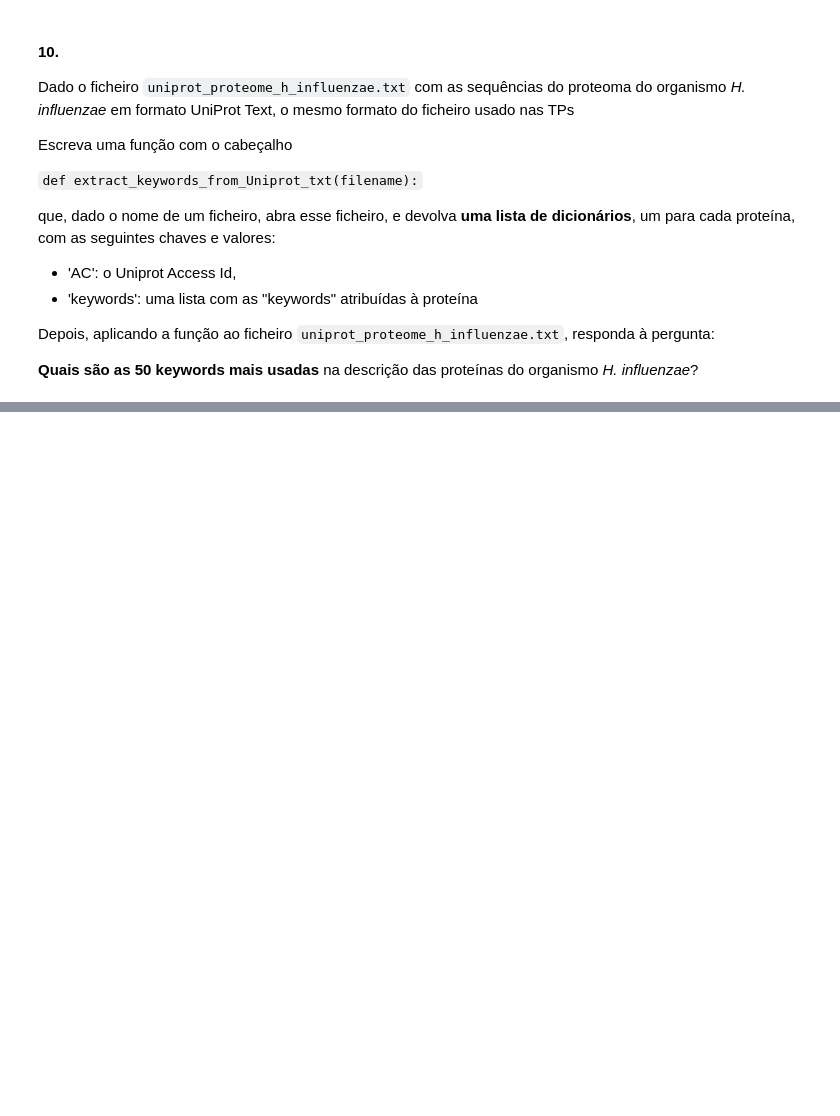
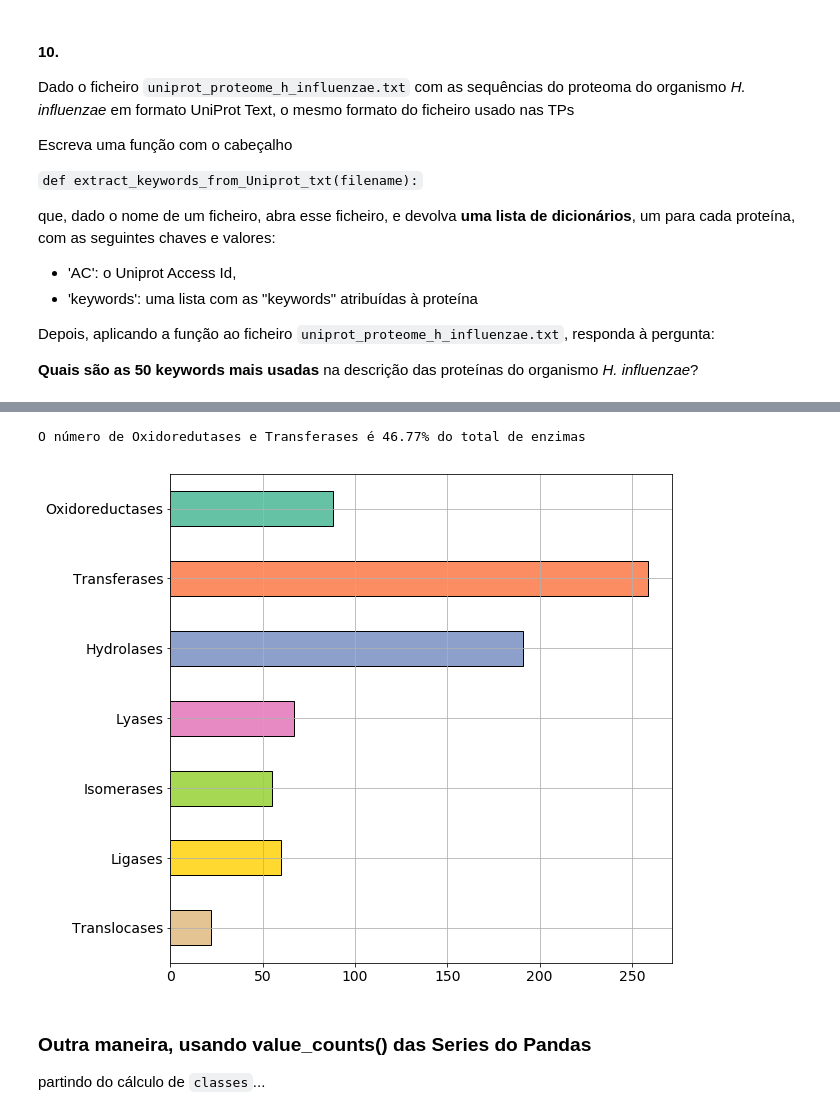
Before and after one commit to aeferreira/progclasses_exercises, a Jupyter notebook: exercises/exercises_solutions.ipynb, the cells around one changed output, grey strips where cells are left out. Drawn from its saved outputs; the diff is of its cells as text; code cells hidden in the pictures; blank space fills up the shorter version.

```diff
--- a/exercises/exercises_solutions.ipynb
+++ b/exercises/exercises_solutions.ipynb
@@ -714,0 +903,11 @@ ax.invert_yaxis()
+# %%
+# 2.1
+
+ntot = len(prots)
+
+enzymes = [p for p in prots if len(p['EC']) > 0]
+n_enzymes = len(enzymes)
+
+percent_enzymes = 100 * n_enzymes / ntot
+
+print(f'O número de proteínas que são enzimas é {n_enzymes} ({percent_enzymes:4.2f}% do total de proteínas)')
@@ -714,0 +916,19 @@ ax.invert_yaxis()
+# %%
+# 2.2
+
+class_def = {'1': 'Oxidoreductases', '2': 'Transferases', '3': 'Hydrolases',
+             '4': 'Lyases', '5': 'Isomerases', '6': 'Ligases', '7': 'Translocases'}
+
+# obter uma lista com todos os códigos da classes (primeiros números)
+classes = [p['EC'][0] for p in enzymes]
+
+# contagens das classes
+
+class_counts = {}
+
+for c in class_def:
+    class_counts[class_def[c]] = classes.count(c)
+
+# ou
+# class_counts = {class_def[c]: classes.count(c) for c in class_def}
+class_counts
@@ -714,0 +943,7 @@ ax.invert_yaxis()
+# %%
+# 2.2 (mais apresentável)
+
+import pandas as pd
+table = pd.Series(class_counts)
+
+table
@@ -714,0 +959,7 @@ ax.invert_yaxis()
+# %%
+n_oxi_trans = table['Oxidoreductases'] + table['Transferases']
+
+percent_oxi_trans = 100 * n_oxi_trans / n_enzymes
+print(f'O número de Oxidoredutases e Transferases é {percent_oxi_trans:.2f}% do total de enzimas')
+# %% [output]
+O número de Oxidoredutases e Transferases é 46.77% do total de enzimas
@@ -714,0 +969,14 @@ ax.invert_yaxis()
+# %%
+# obter um conjunto de cores contrastante
+from matplotlib import cm
+colors = cm.get_cmap('Set2', 9).colors
+
+ax = table.plot(kind='barh', figsize=(9,9), grid=True, fontsize=14,
+                     color=colors, edgecolor='black')
+ax.invert_yaxis()
+# %% [output]
+[figure, added]
+# %% [markdown]
+### Outra maneira, usando value_counts() das Series do Pandas
+
+partindo do cálculo de `classes`...
```
Also changed, not shown: parts of 65 cells of this notebook, 1 other file.
